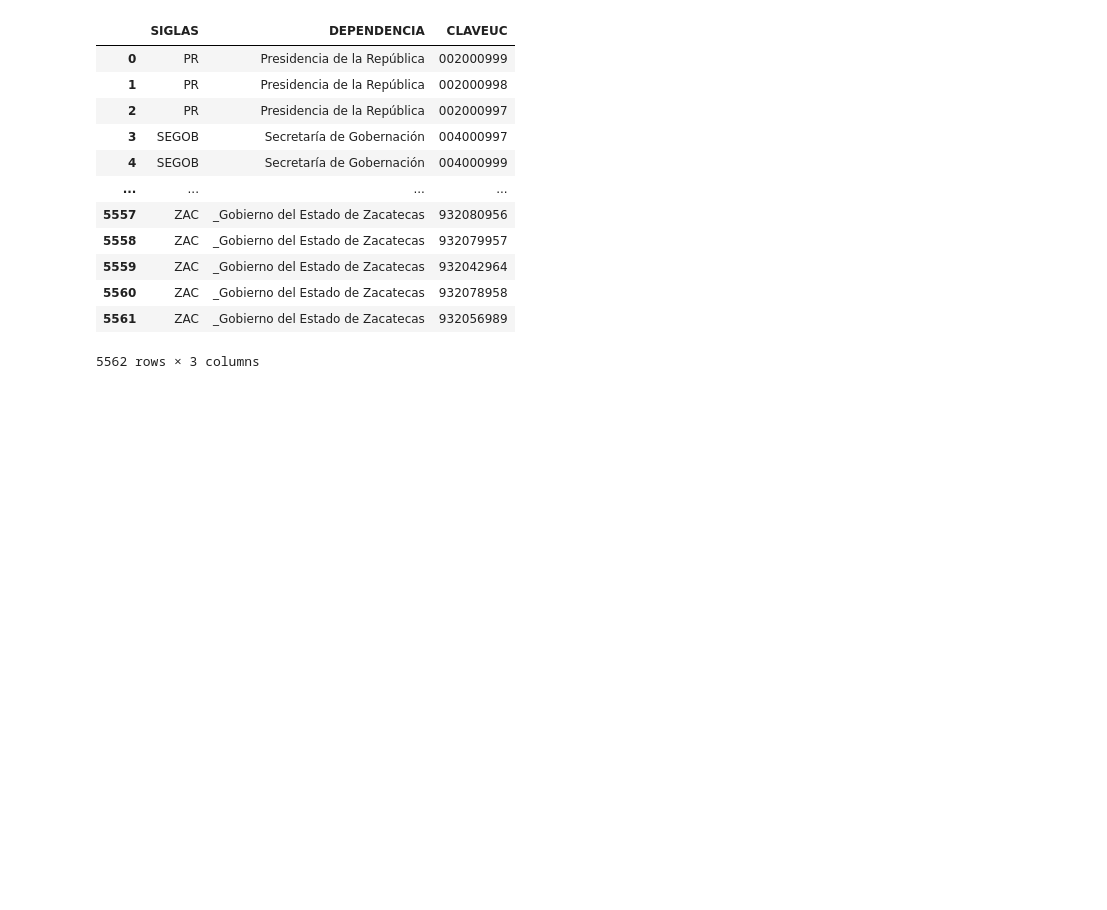
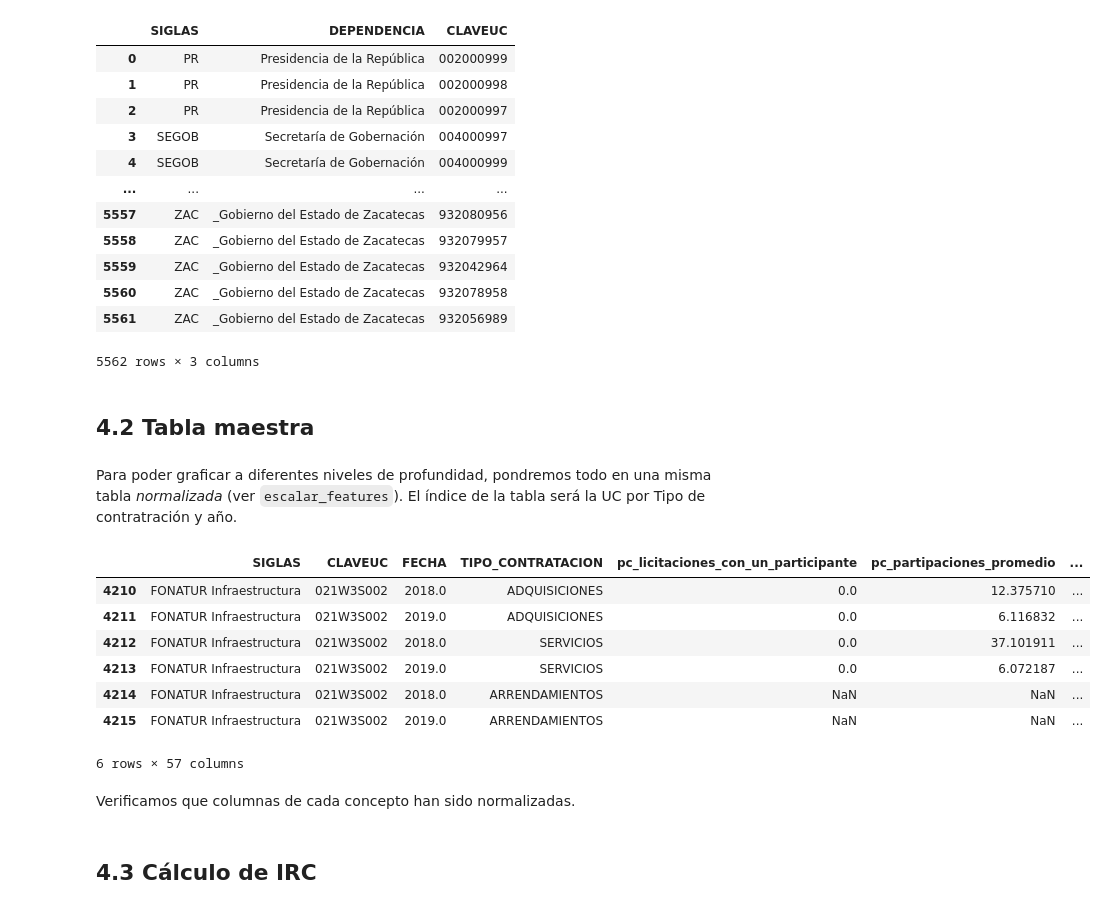
Before and after one commit to imco/IRC, a Jupyter notebook: notebooks/IRC_v2.ipynb, the cells around one changed output. Saved outputs shown, nothing was run; the diff lists cells and outputs as text; code cells hidden in the pictures; blank space fills up the shorter version.

```diff
--- a/notebooks/IRC_v2.ipynb
+++ b/notebooks/IRC_v2.ipynb
@@ -1851,3 +1851,7 @@ df_uc
 | 5560 | ZAC | _Gobierno del Estado de Zacatecas | 932078958 |
 | 5561 | ZAC | _Gobierno del Estado de Zacatecas | 932056989 |
 5562 rows × 3 columns
+# %% [markdown]
+## 4.2 Tabla maestra
+# %% [markdown]
+Para poder graficar a diferentes niveles de profundidad, pondremos todo en una misma tabla _normalizada_ (ver `escalar_features`). El índice de la tabla será la UC por Tipo de contratración y año.
@@ -1853,0 +1914,13 @@ df_uc
+# %%
+df_irc[df_irc.CLAVEUC == '021W3S002']
+# %% [output]
+|  | SIGLAS | CLAVEUC | FECHA | TIPO_CONTRATACION | pc_licitaciones_con_un_participante | pc_partipaciones_promedio | ... |
+| 4210 | FONATUR Infraestructura | 021W3S002 | 2018.0 | ADQUISICIONES | 0.0 | 12.375710 | ... |
+| 4211 | FONATUR Infraestructura | 021W3S002 | 2019.0 | ADQUISICIONES | 0.0 | 6.116832 | ... |
+| 4212 | FONATUR Infraestructura | 021W3S002 | 2018.0 | SERVICIOS | 0.0 | 37.101911 | ... |
+| 4213 | FONATUR Infraestructura | 021W3S002 | 2019.0 | SERVICIOS | 0.0 | 6.072187 | ... |
+| 4214 | FONATUR Infraestructura | 021W3S002 | 2018.0 | ARRENDAMIENTOS | NaN | NaN | ... |
+| 4215 | FONATUR Infraestructura | 021W3S002 | 2019.0 | ARRENDAMIENTOS | NaN | NaN | ... |
+6 rows × 57 columns
+# %% [markdown]
+Verificamos que columnas de cada concepto han sido normalizadas.
@@ -1853,0 +1934,2 @@ df_uc
+# %% [markdown]
+## 4.3 Cálculo de IRC
```
Also changed, not shown: parts of 35 cells of this notebook.
